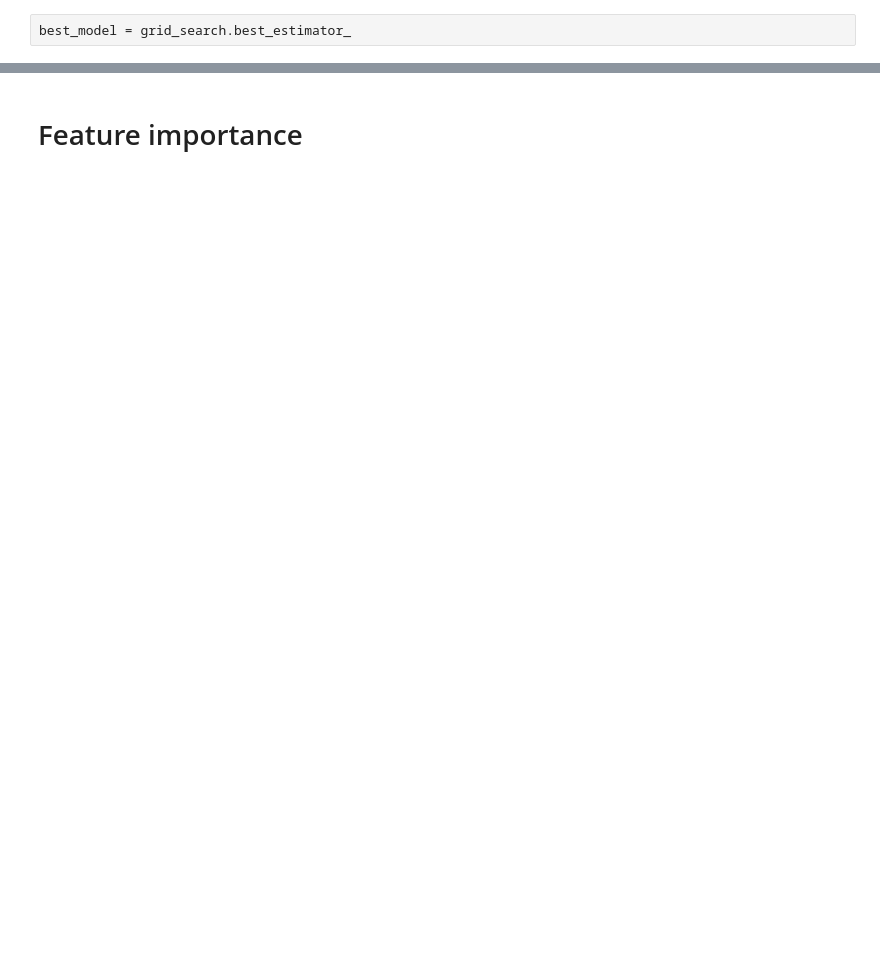
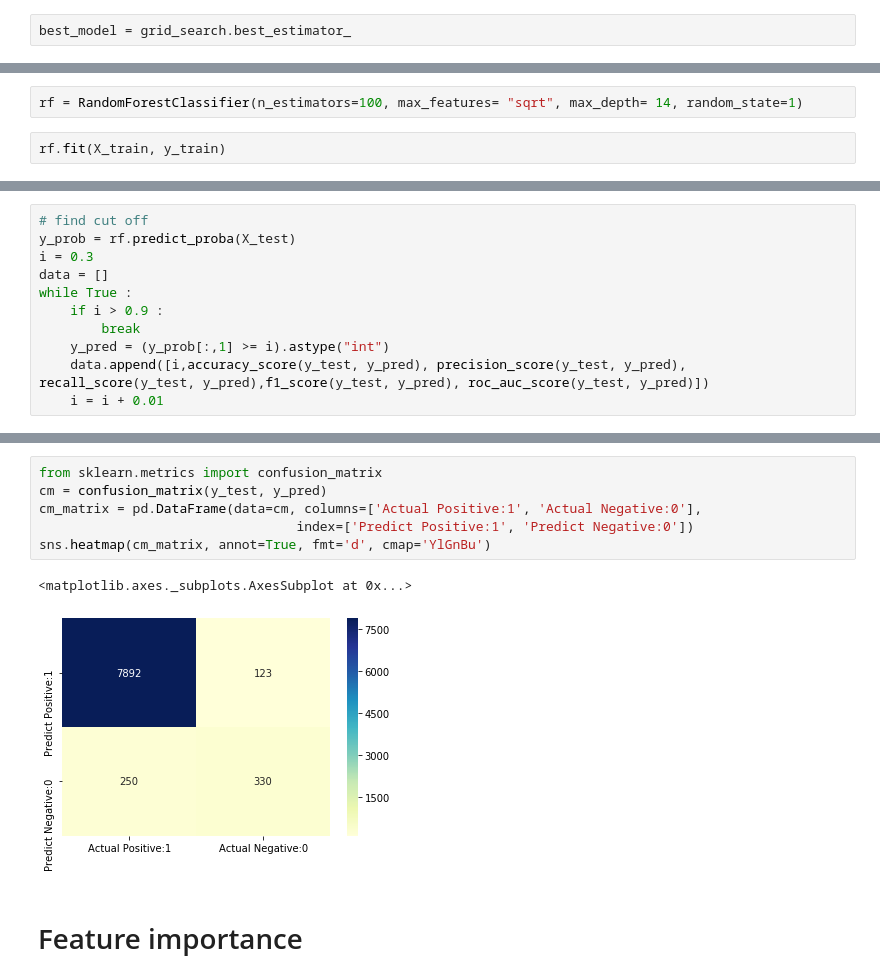
Before and after one commit to Yoon-Alex/churn_list, a Jupyter notebook: old/churn_model.ipynb, the cells around one changed output, grey strips where cells are left out. Cells and saved outputs as stored; diff of their text form; blank space fills up the shorter version.

```diff
--- a/old/churn_model.ipynb
+++ b/old/churn_model.ipynb
@@ -257,0 +233,4 @@ best_model = grid_search.best_estimator_
+# %%
+rf = RandomForestClassifier(n_estimators=100, max_features= "sqrt", max_depth= 14, random_state=1)
+# %%
+rf.fit(X_train, y_train)
@@ -257,0 +239,11 @@ best_model = grid_search.best_estimator_
+# %%
+# find cut off
+y_prob = rf.predict_proba(X_test)
+i = 0.3
+data = []
+while True :
+    if i > 0.9 :
+        break
+    y_pred = (y_prob[:,1] >= i).astype("int")
+    data.append([i,accuracy_score(y_test, y_pred), precision_score(y_test, y_pred), recall_score(y_test, y_pred),f1_score(y_test, y_pred), roc_auc_score(y_test, y_pred)])
+    i = i + 0.01
@@ -272,2 +304,11 @@ for idx, (train_index, test_index) in enumerate(skf.split(X, y)):
+# %%
+from sklearn.metrics import confusion_matrix
+cm = confusion_matrix(y_test, y_pred)
+cm_matrix = pd.DataFrame(data=cm, columns=['Actual Positive:1', 'Actual Negative:0'],
+                                 index=['Predict Positive:1', 'Predict Negative:0'])
+sns.heatmap(cm_matrix, annot=True, fmt='d', cmap='YlGnBu')
+# %% [output]
+<matplotlib.axes._subplots.AxesSubplot at 0x...>
+[figure, added]
 # %% [markdown]
 # Feature importance
```
Also changed, not shown: parts of 40 cells of this notebook, 1 other file.
